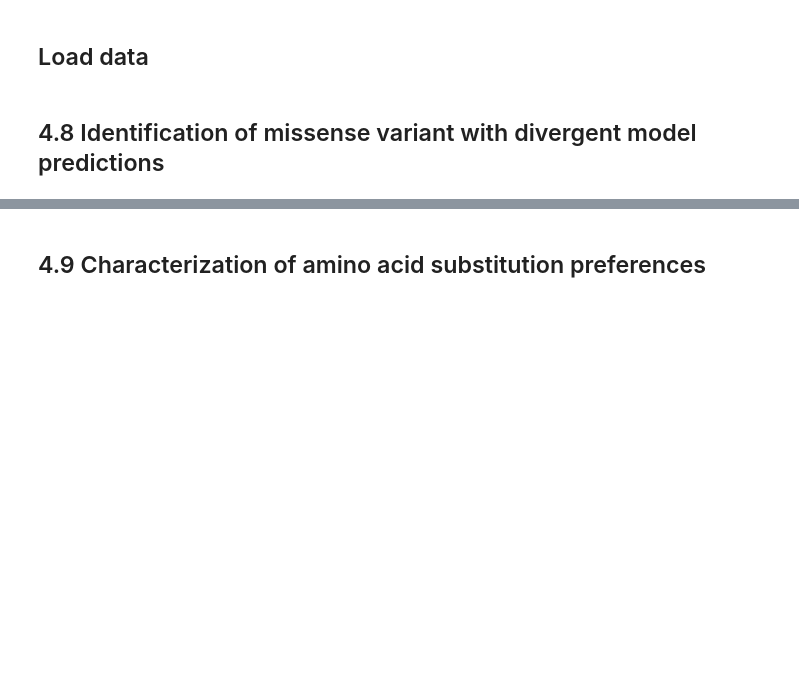
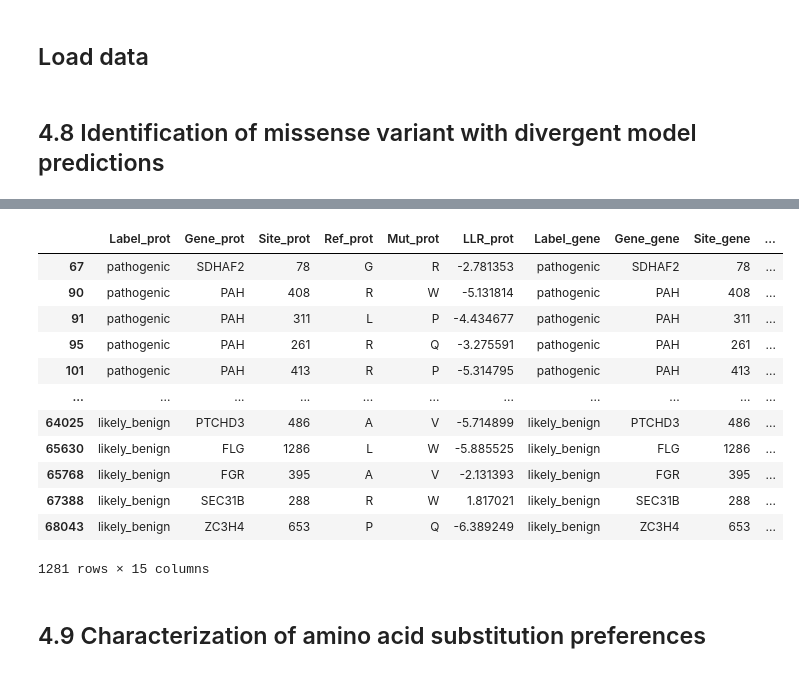
Before and after one commit to Cassie818/Viral-mut, a Jupyter notebook: bin/fig5.ipynb, the cells around one changed output, grey strips where cells are left out. Saved outputs shown, nothing was run; the diff lists cells and outputs as text; code cells hidden in the pictures; blank space fills up the shorter version.

```diff
--- a/bin/fig5.ipynb
+++ b/bin/fig5.ipynb
@@ -176,6 +176,22 @@ CLM_better = pd.concat([clm_pathogenic_better, clm_benign_better])
 plm_pathogenic_better = missense[(missense['Diff'] < lower_cutoff) & (missense['Label_prot'].str.contains('pathogenic'))]
 plm_benign_better = missense[(missense['Diff'] > upper_cutoff) & (missense['Label_prot'].str.contains('benign'))]
 PLM_better = pd.concat([plm_pathogenic_better, plm_benign_better])
+# %%
+CLM_better
+# %% [output]
+|  | Label_prot | Gene_prot | Site_prot | Ref_prot | Mut_prot | LLR_prot | Label_gene | Gene_gene | Site_gene | ... |
+| 67 | pathogenic | SDHAF2 | 78 | G | R | -2.781353 | pathogenic | SDHAF2 | 78 | ... |
+| 90 | pathogenic | PAH | 408 | R | W | -5.131814 | pathogenic | PAH | 408 | ... |
+| 91 | pathogenic | PAH | 311 | L | P | -4.434677 | pathogenic | PAH | 311 | ... |
+| 95 | pathogenic | PAH | 261 | R | Q | -3.275591 | pathogenic | PAH | 261 | ... |
+| 101 | pathogenic | PAH | 413 | R | P | -5.314795 | pathogenic | PAH | 413 | ... |
+| ... | ... | ... | ... | ... | ... | ... | ... | ... | ... | ... |
+| 64025 | likely_benign | PTCHD3 | 486 | A | V | -5.714899 | likely_benign | PTCHD3 | 486 | ... |
+| 65630 | likely_benign | FLG | 1286 | L | W | -5.885525 | likely_benign | FLG | 1286 | ... |
+| 65768 | likely_benign | FGR | 395 | A | V | -2.131393 | likely_benign | FGR | 395 | ... |
+| 67388 | likely_benign | SEC31B | 288 | R | W | 1.817021 | likely_benign | SEC31B | 288 | ... |
+| 68043 | likely_benign | ZC3H4 | 653 | P | Q | -6.389249 | likely_benign | ZC3H4 | 653 | ... |
+1281 rows × 15 columns
 # %% [markdown]
 ## 4.9 Characterization of amino acid substitution preferences
 # %%
```
Also changed, not shown: parts of 6 cells of this notebook.
